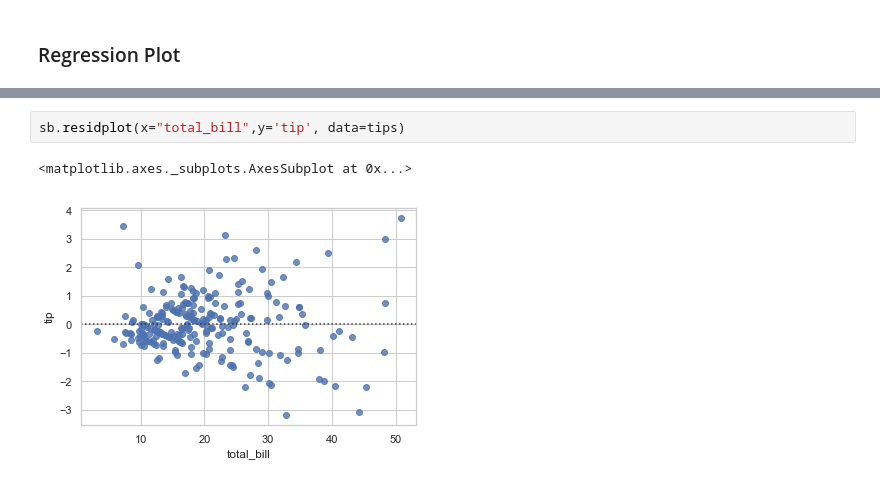
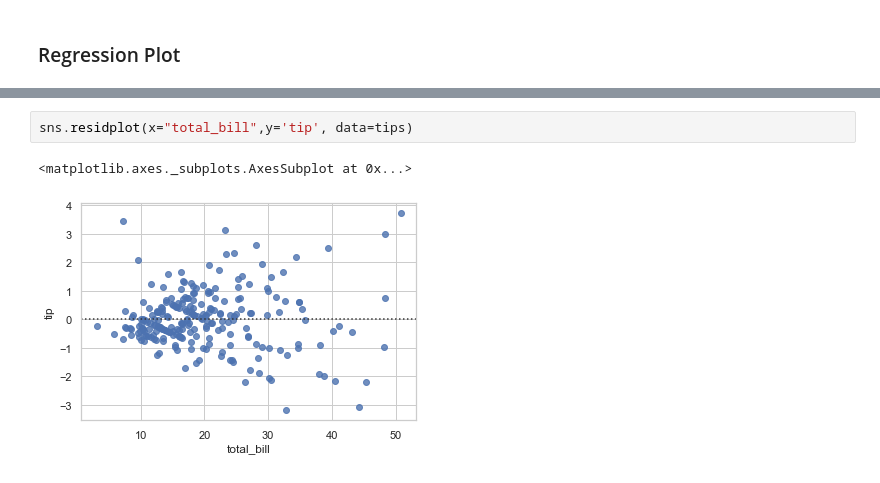
Before and after one commit to srikanthpragada/DS_16_AUG_2019, a Jupyter notebook: seaborn_demo.ipynb, the cells around one changed output, grey strips where cells are left out. Saved outputs shown, nothing was run; the diff lists cells and outputs as text.

```diff
--- a/seaborn_demo.ipynb
+++ b/seaborn_demo.ipynb
@@ -105,5 +122,5 @@ sb.lmplot(x="total_bill",y='tip', col="sex", hue="smoker", data=tips)
 # %%
-sb.residplot(x="total_bill",y='tip', data=tips)
+sns.residplot(x="total_bill",y='tip', data=tips)
 # %% [output]
 <matplotlib.axes._subplots.AxesSubplot at 0x...>
-[figure, old version]
+[figure, new version]
```
Also changed, not shown: parts of 17 cells of this notebook, 2 other files.
